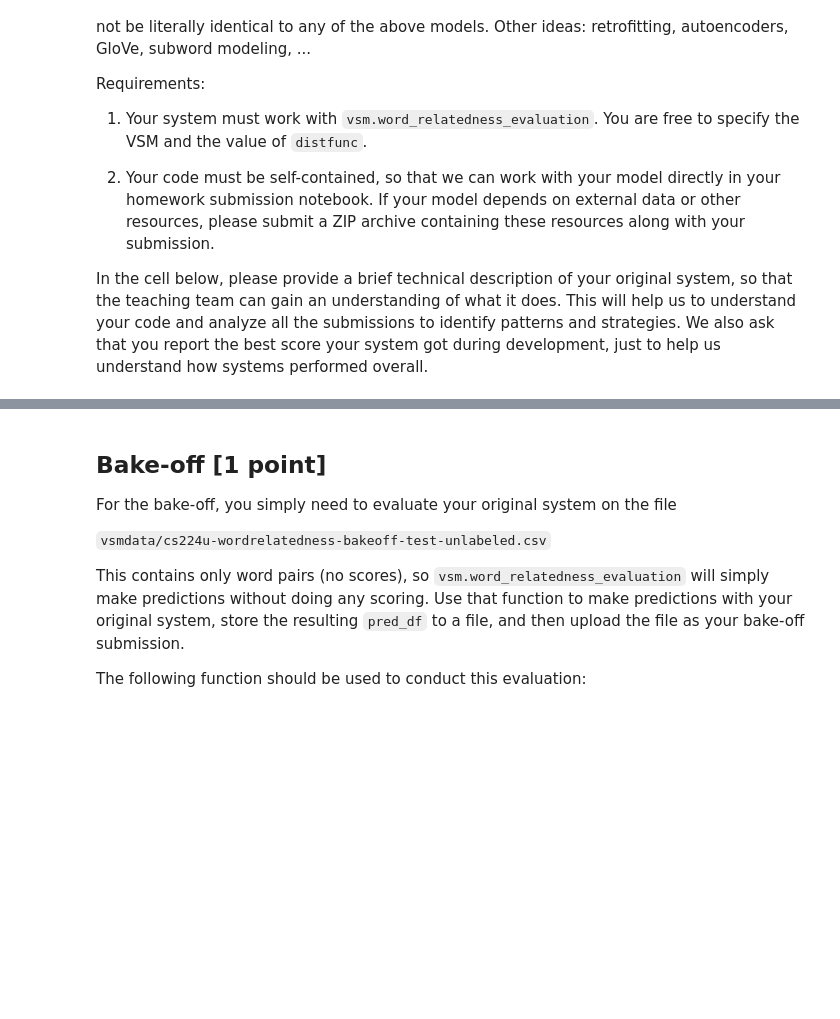
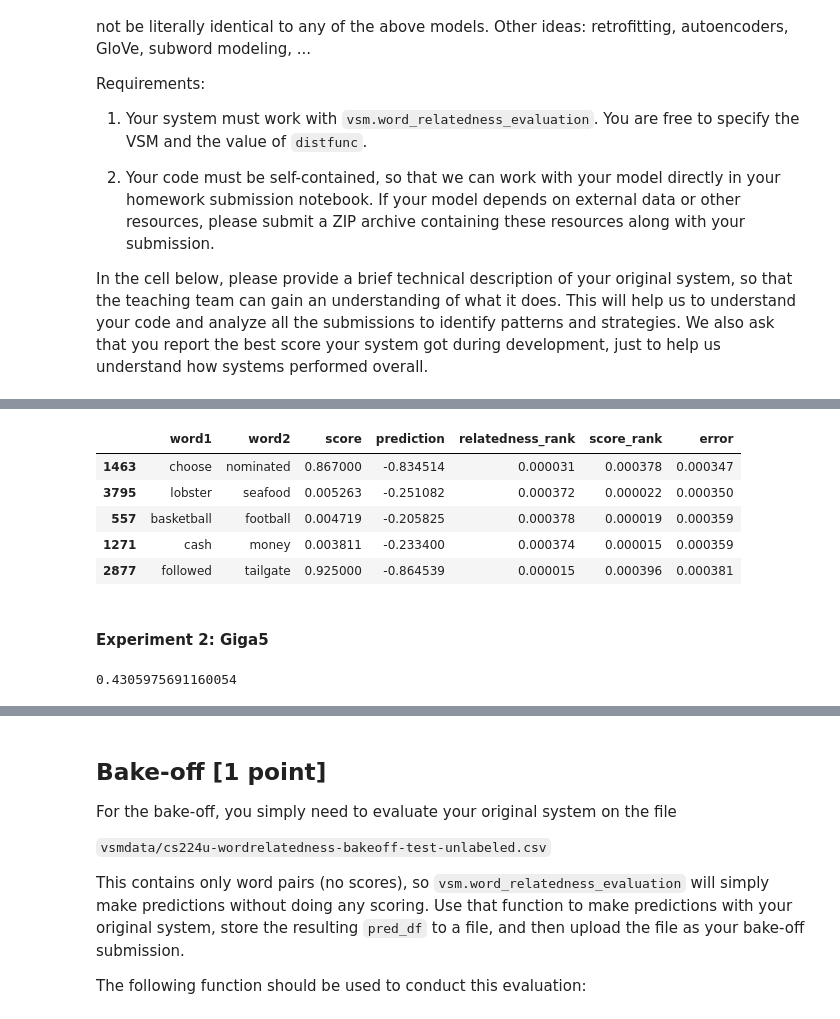
Before and after one commit to feifang24/cs224u-spr2021, a Jupyter notebook: hw_wordrelatedness.ipynb, the cells around one changed output, grey strips where cells are left out. Drawn from its saved outputs; the diff is of its cells as text; code cells hidden in the pictures; blank space fills up the shorter version.

```diff
--- a/hw_wordrelatedness.ipynb
+++ b/hw_wordrelatedness.ipynb
@@ -527,0 +694,12 @@ if 'IS_GRADESCOPE_ENV' not in os.environ:
+# %%
+yelp_ensemble_error_debugged = error_analysis(yelp_ensemble_pred_df_debugged)
+yelp_ensemble_error_debugged.tail()
+# %% [output]
+|  | word1 | word2 | score | prediction | relatedness_rank | score_rank | error |
+| 1463 | choose | nominated | 0.867000 | -0.834514 | 0.000031 | 0.000378 | 0.000347 |
+| 3795 | lobster | seafood | 0.005263 | -0.251082 | 0.000372 | 0.000022 | 0.000350 |
+| 557 | basketball | football | 0.004719 | -0.205825 | 0.000378 | 0.000019 | 0.000359 |
+| 1271 | cash | money | 0.003811 | -0.233400 | 0.000374 | 0.000015 | 0.000359 |
+| 2877 | followed | tailgate | 0.925000 | -0.864539 | 0.000015 | 0.000396 | 0.000381 |
+# %% [markdown]
+#### Experiment 2: Giga5
@@ -527,0 +714,5 @@ if 'IS_GRADESCOPE_ENV' not in os.environ:
+# %%
+ensemble_pred_df, ensemble_rho = vsm.word_relatedness_evaluation(dev_df, ensemble_df)
+ensemble_rho
+# %% [output]
+0.4305975691160054
```
Also changed, not shown: parts of 37 cells of this notebook, 1 other file.
